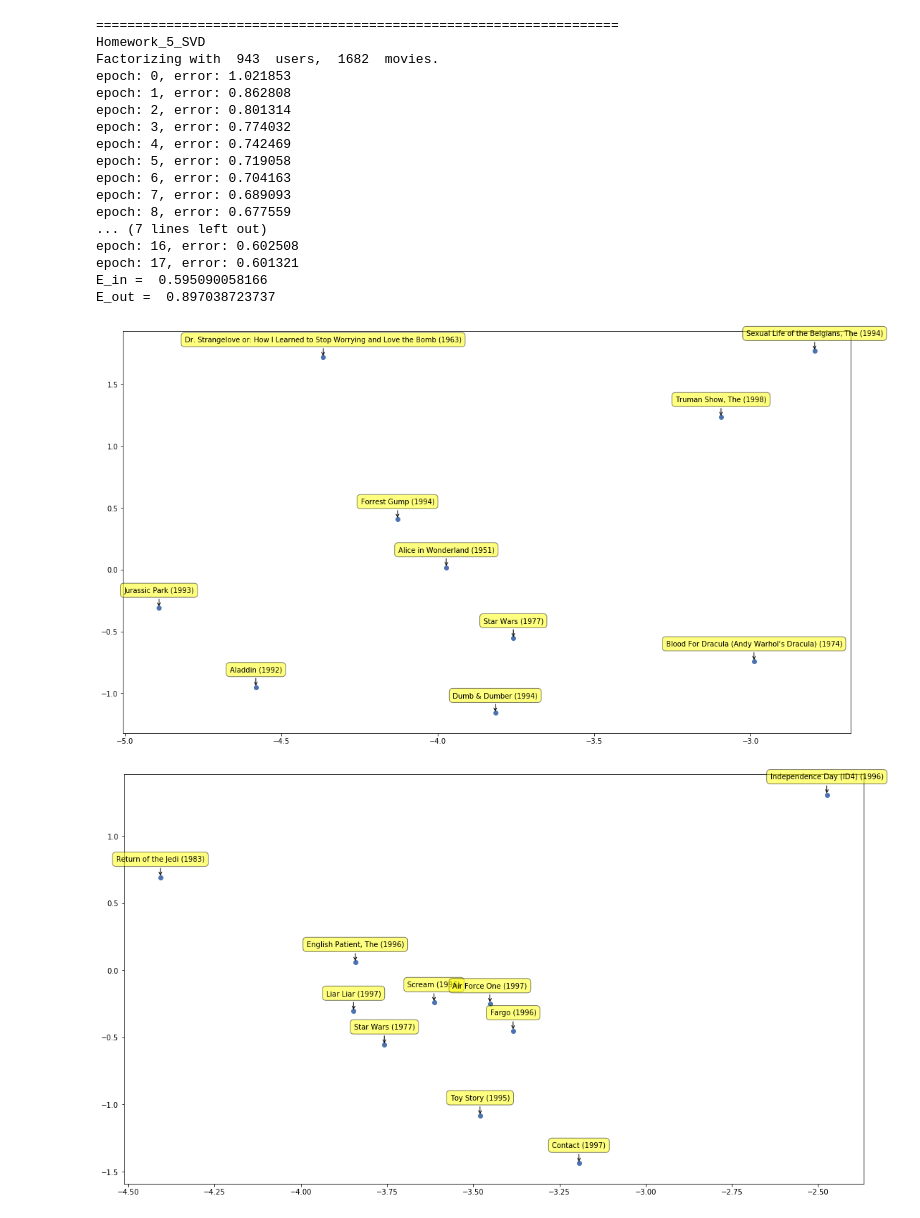
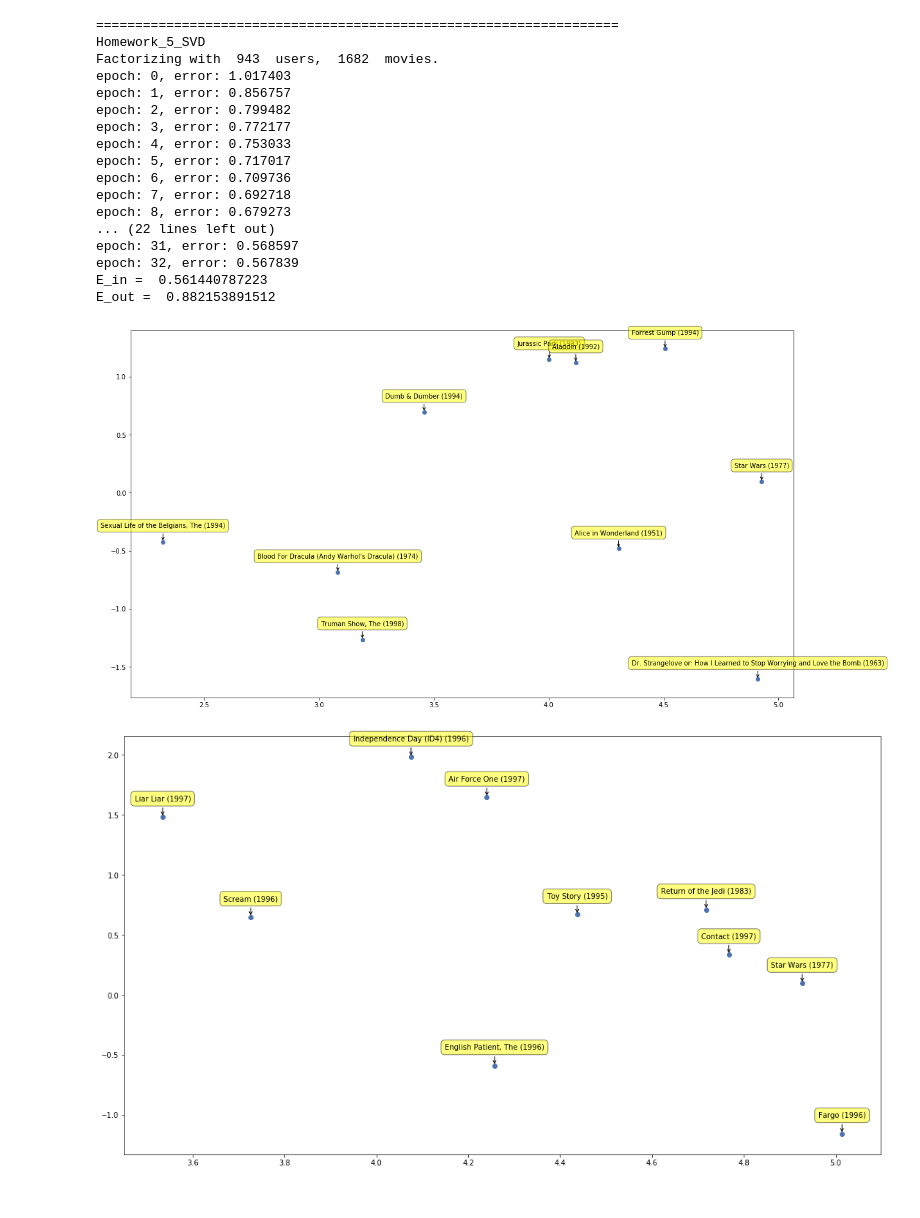
Before and after one commit to annechen112995/MovieLens_Visualization, a Jupyter notebook: Visualization.ipynb, the cells around one changed output. Saved outputs shown, nothing was run; the diff lists cells and outputs as text; code cells hidden in the pictures.

Commit message:
fix basic visualization plog + index of advanced visualization

```diff
--- a/Visualization.ipynb
+++ b/Visualization.ipynb
@@ -1,15 +12,4 @@
 # %%
-import csv
-import numpy as np
-import matrixFactorization as mf
-import biasMatrixFactorization as bmf
-import matplotlib.pyplot as plt
-from scipy.sparse.linalg import svds
-from basicVisualization import getPopularMovies, getBestMovies, getThreeGenres, basicVisualization
-from projection import projection
-
-BORDER = "==================================================================="
-
 
 def loadRatings(fileName):
     '''
@@ -78,7 +78,7 @@ def Homework_5_SVD_With_Regularization(train, test):
     print("Factorizing with ", M, " users, ", N, " movies.")
     K = 20
 
-    regs = [10**-4, 10**-3, 10**-2, 10**-1, 1, 10, 10**2]
+    regs = [10**-4, 10**-3, 10**-2, 10**-1, 1]
     eta = 0.03  # learning rate
     E_ins = []
     E_outs = []
@@ -96,7 +96,8 @@ def Homework_5_SVD_With_Regularization(train, test):
     plt.ylabel('Error')
     plt.xscale('log')
     plt.legend()
-    plt.savefig('method1_reg.png')
+    plt.savefig('visualizations/method1_reg.png')
+    plt.clf()
 
 
 def Homework_5_SVD(train, test):
@@ -110,8 +111,8 @@ def Homework_5_SVD(train, test):
     reg = 10**-1
     eta = 0.03  # learning rate
     U, V, _ = mf.train_model(M, N, K, eta, reg, train)
-    E_in = mf.get_err(U, V, train, 0.0)
-    E_out = mf.get_err(U, V, test, 0.0)
+    E_in = mf.get_err(U, V, train)
+    E_out = mf.get_err(U, V, test)
     print("E_in = ", E_in)
     print("E_out = ", E_out)
 
@@ -191,28 +215,24 @@ basicVisualization(movie_ratings, movie_ID, movie_category, movie_genres,
 # %%
-train = loadRatings(trainingFile)
-test  = loadRatings(testFile)
-
 U, V = Homework_5_SVD(train, test)
-
 U_proj, V_proj = projection(U, V)
 # %% [output]
 ===================================================================
 Homework_5_SVD
 Factorizing with  943  users,  1682  movies.
-epoch: 0, error: 1.021853
-epoch: 1, error: 0.862808
-epoch: 2, error: 0.801314
-epoch: 3, error: 0.774032
-epoch: 4, error: 0.742469
-epoch: 5, error: 0.719058
-epoch: 6, error: 0.704163
-epoch: 7, error: 0.689093
-epoch: 8, error: 0.677559
-... (7 lines left out)
-epoch: 16, error: 0.602508
-epoch: 17, error: 0.601321
-E_in =  0.595090058166
-E_out =  0.897038723737
+epoch: 0, error: 1.017403
+epoch: 1, error: 0.856757
+epoch: 2, error: 0.799482
+epoch: 3, error: 0.772177
+epoch: 4, error: 0.753033
+epoch: 5, error: 0.717017
+epoch: 6, error: 0.709736
+epoch: 7, error: 0.692718
+epoch: 8, error: 0.679273
+... (22 lines left out)
+epoch: 31, error: 0.568597
+epoch: 32, error: 0.567839
+E_in =  0.561440787223
+E_out =  0.882153891512
 # %%
 def PlotMovies(V0, V1, titles, plotTitle, showTitles=True):
     plt.scatter(V0, V1)
@@ -233,32 +253,32 @@ def PlotMovies(V0, V1, titles, plotTitle, showTitles=True):
 # %%
 #===============================================================================================
 # Visualize V for any ten movies of your choice from the MovieLens dataset.
 # Let's choose the first 10, because I'm lazy
 #===============================================================================================
 movieIndices = [
     50,   # Star Wars
     69,   # Forrest Gump
     82,   # Jurassic Park
     95,   # Aladdin
     420,  # Alice in Wonderland
     474,  # Dr. Strangelove
     666,  # Blood for Dracula
     780,  # Dumb and Dumber
     1127, # The Truman Show
     1360, # Sexual Life of the Belgians
 ]
 
 V0 = []
 V1 = []
 titles = []
 for i in movieIndices:
-    V0.append(V_proj[0, i])
-    V1.append(V_proj[1, i])
+    V0.append(V_proj[0, i - 1])
+    V1.append(V_proj[1, i - 1])
     titles.append(movie_ID[i])
 
 PlotMovies(V0, V1, titles, "")
 # %% [output]
-[figure, old version]
+[figure, new version]
 # %%
 #===============================================================================================
 # Visualize V for the ten most popular movies (movies which have received the most ratings).
@@ -269,14 +289,14 @@ V0 = []
 V1 = []
 titles = []
 for i, _ in top10:
-    V0.append(V_proj[0, i])
-    V1.append(V_proj[1, i])
+    V0.append(V_proj[0, i - 1])
+    V1.append(V_proj[1, i - 1])
     titles.append(movie_ID[i])
 
 
 PlotMovies(V0, V1, titles, "")
 # %% [output]
-[figure, old version]
+[figure, new version]
 # %%
 #===============================================================================================
 # Visualize V for the ten best movies (movies with the highest average ratings).
```
Also changed, not shown: parts of 6 cells of this notebook, 9 other files.
